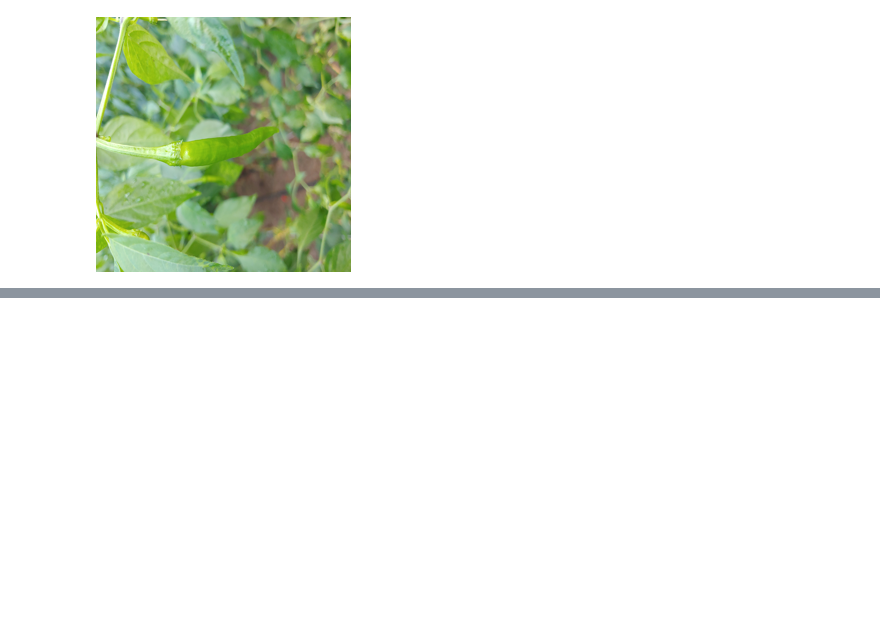
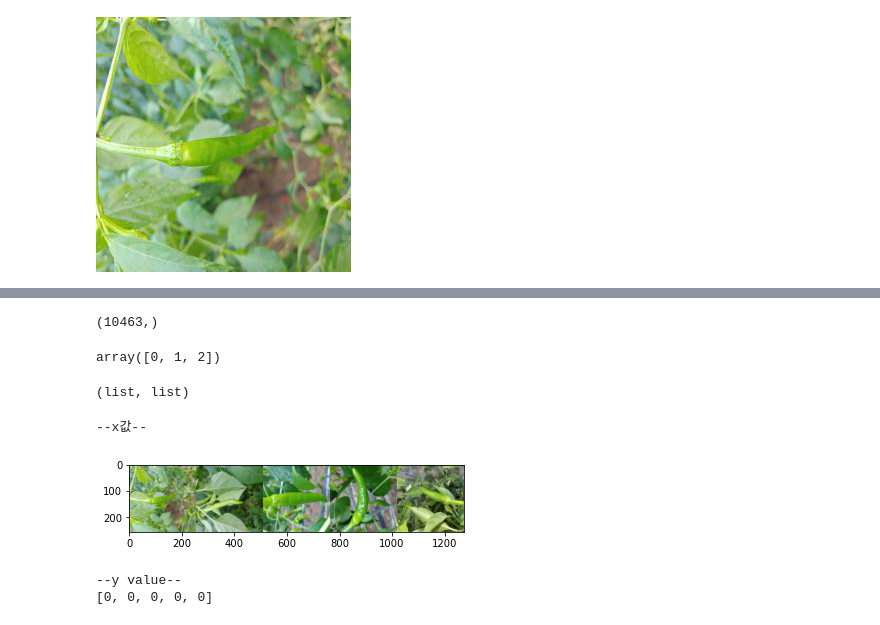
Before and after one commit to dongkyuseo/project02, a Jupyter notebook: 03_이미지분석_서동규.ipynb, the cells around one changed output, grey strips where cells are left out. Drawn from its saved outputs; the diff is of its cells as text; code cells hidden in the pictures; blank space fills up the shorter version.

```diff
--- a/03_이미지분석_서동규.ipynb
+++ b/03_이미지분석_서동규.ipynb
@@ -114,0 +299,17 @@ sample_img
+# %%
+# 폴더 리스트 가져오기
+from glob import glob
+from PIL import Image
+import numpy as np
+
+path = 'data/project/1/train/'
+X=[]
+for x in range(3):
+    imgList = os.listdir(path + str(x))
+
+
+    for item in imgList:
+        img = Image.open(path + str(x)+'/' + item)
+        img = img.resize((255, 255)) ## 추가됨
+        imgarr = np.array(img)/255 # 스케일링
+        X.append(imgarr)
@@ -114,0 +336,4 @@ sample_img
+# %%
+# 정상데이터와 질병데이터 병합
+train_csv = pd.concat([train_pepper_0, train_pepper_1])
+train_csv
@@ -114,0 +354,20 @@ sample_img
+# %%
+y = []
+for item in train_csv['disease']:
+  y.append(item)
+# %%
+print(np.shape(y))
+# %% [output]
+(10463,)
+# %%
+np.unique(y)
+# %% [output]
+array([0, 1, 2])
+# %%
+type(X), type(y)
+# %% [output]
+(list, list)
+# %%
+# np.array 로 변환해야 작업 가능
+X = np.array(X)
+y = np.array(y)
@@ -114,0 +377,15 @@ sample_img
+# %%
+# 5개의 이미지를 수평으로 나란히 출력
+import matplotlib.pyplot as plt
+
+print('--x값--')
+plt.imshow(np.hstack(X[:5]))
+plt.show()
+
+print('--y value--')
+print(y[:5])
+# %% [output]
+--x값--
+[figure, added]
+--y value--
+[0, 0, 0, 0, 0]
```
Also changed, not shown: parts of 31 cells of this notebook.
